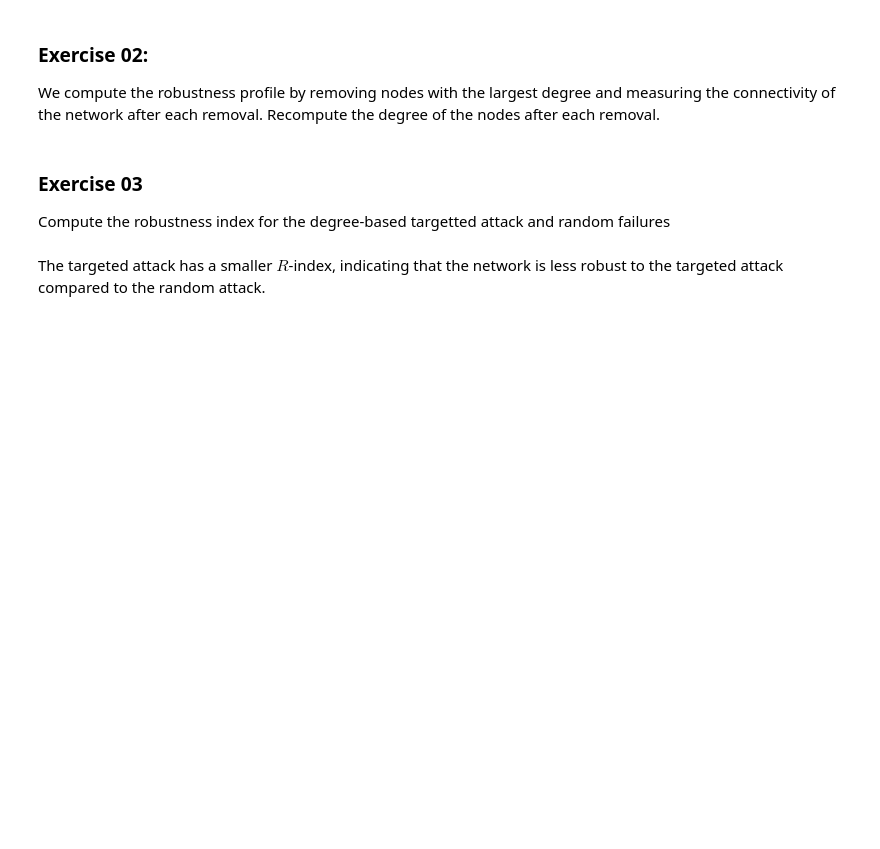
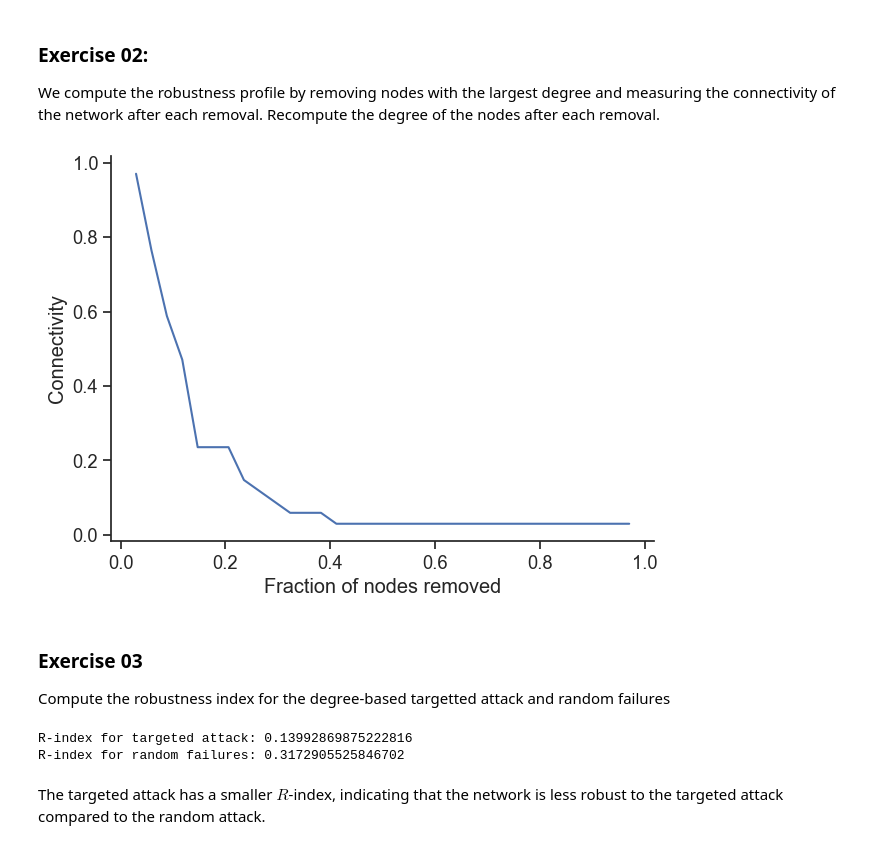
Before and after one commit to skojaku/adv-net-sci, a Jupyter notebook: notebooks/exercise-m03-robustness.ipynb, the cells around one changed output. Drawn from its saved outputs; the diff is of its cells as text; code cells hidden in the pictures; blank space fills up the shorter version.

```diff
--- a/notebooks/exercise-m03-robustness.ipynb
+++ b/notebooks/exercise-m03-robustness.ipynb
@@ -91,11 +137,57 @@ print(g_original.degree())
 ### Exercise 02:
 
 We compute the robustness profile by removing nodes with the largest degree and measuring the connectivity of the network after each removal. Recompute the degree of the nodes after each removal.
+# %%
+import pandas as pd
+import seaborn as sns
+import matplotlib.pyplot as plt
+
+n_nodes = g_original.vcount()
+g = g_original.copy()
+
+results = []
+for i in range(n_nodes-1):
+
+    # Remove the node with the largest degree
+    degree = g.degree()
+    node_idx = g.vs.indices[np.argmax(degree)]
+    g.delete_vertices(node_idx)
+
+    # Compute the connectivity
+    connectivity = np.max(g.connected_components().sizes()) / g_original.vcount()
+
+    # Store the connectivity
+    results.append({"connectivity": connectivity, "node_removed": 1-g.vcount() / n_nodes})
+
+df_targeted = pd.DataFrame(results)
+
+# Plot
+sns.set_style('white')
+sns.set(font_scale=1.2)
+sns.set_style('ticks')
+fig, ax = plt.subplots(figsize=(7,5))
+
+ax = sns.lineplot(data = df_targeted, x = "node_removed", y = "connectivity", ax = ax)
+ax.set_xlabel("Fraction of nodes removed")
+ax.set_ylabel("Connectivity")
+sns.despine()
+#fig.savefig(output_file, bbox_extra_artists=(lgd,), bbox_inches='tight', dpi=300)
+# %% [output]
+[figure, added]
 # %% [markdown]
 ### Exercise 03
 
 Compute the robustness index for the degree-based targetted attack and random failures
 # %%
 # Your code
+
+R_index_targeted = df_targeted["connectivity"].mean()
+R_index_random = df_random["connectivity"].mean()
+
+print(f"R-index for targeted attack: {R_index_targeted}")
+print(f"R-index for random failures: {R_index_random}")
+# %% [output]
+R-index for targeted attack: 0.13992869875222816
+R-index for random failures: 0.3172905525846702
 # %% [markdown]
 The targeted attack has a smaller $R$-index, indicating that the network is less robust to the targeted attack compared to the random attack.
```
Also changed, not shown: parts of 5 cells of this notebook, 6 other files.
